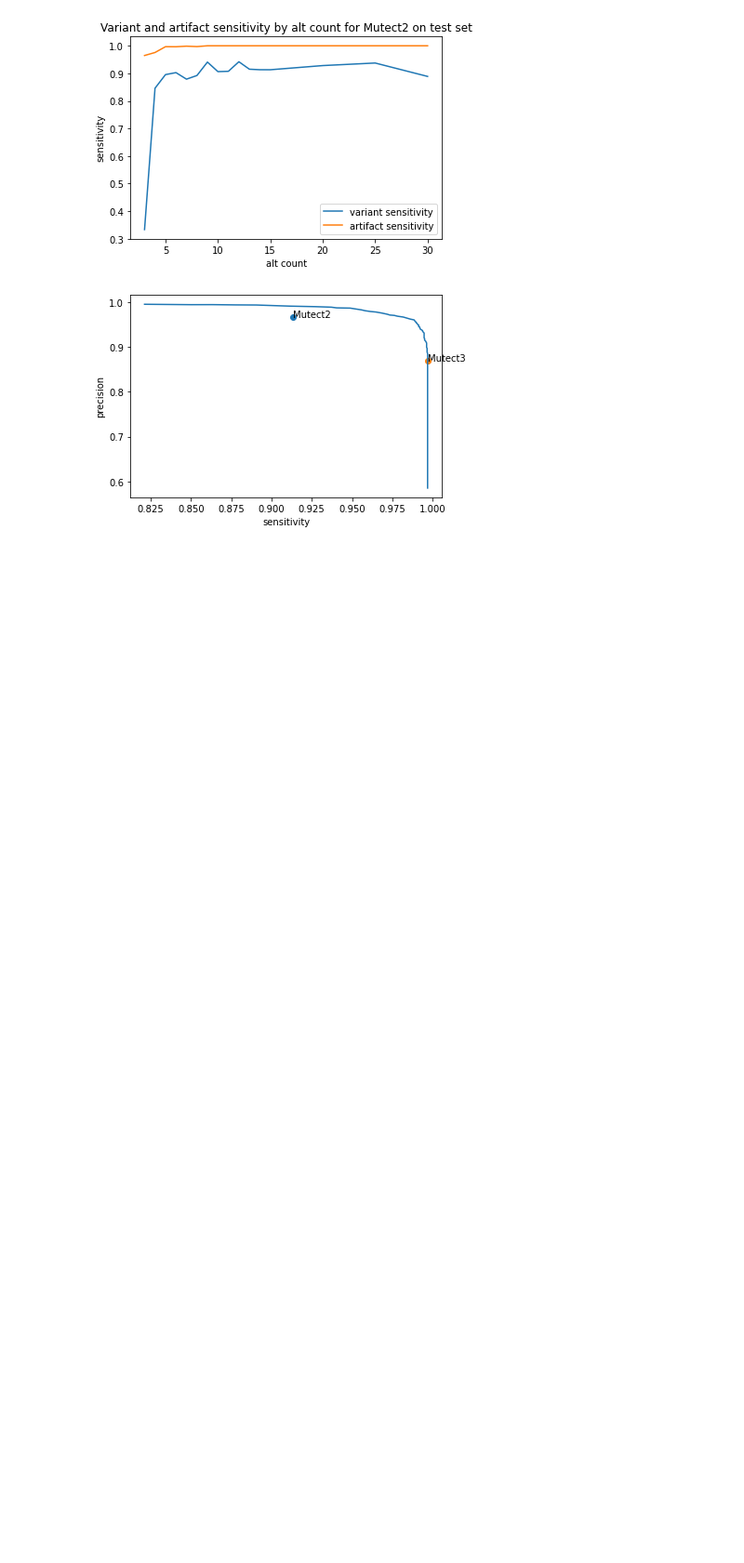
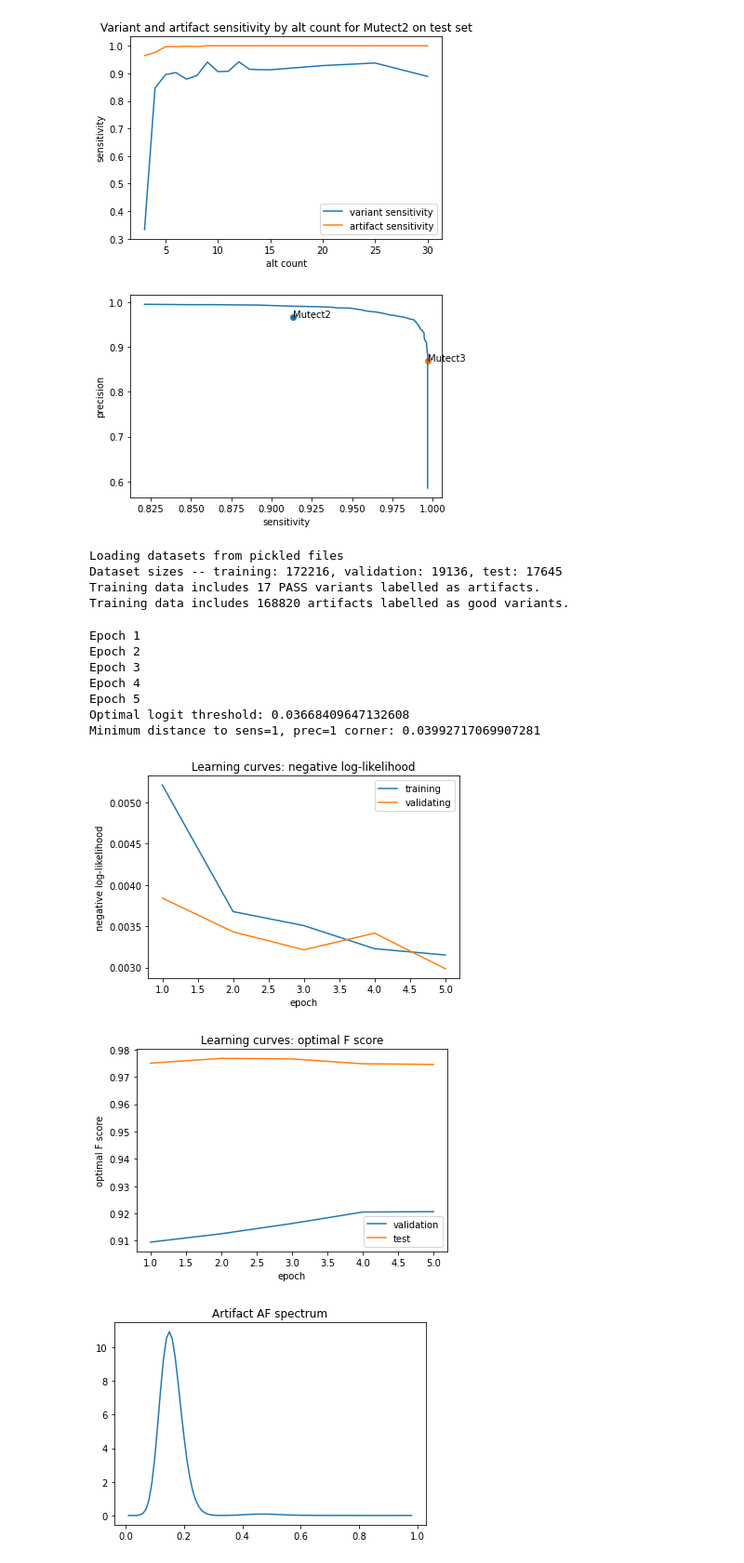
Before and after one commit to davidbenjamin/permutect, a Jupyter notebook: mutect3.ipynb, the cells around one changed output. Shown at 93% size. Drawn from its saved outputs; the diff is of its cells as text; code cells hidden in the pictures; blank space fills up the shorter version.

```diff
--- a/mutect3.ipynb
+++ b/mutect3.ipynb
@@ -108,6 +102,14 @@ def train_model(model, train_loader, valid_loader, test_loader, num_epochs):
         for (loader, epoch_type) in [(train_loader, "training"), (valid_loader, "validating")]:
             is_training = epoch_type == "training"
             model.train(is_training)
+
+            # if training, we learn all parameters except for the calibration layer
+            # during validation, we freeze all lower layers but learn calibration
+            if is_training:
+                model.unfreeze_everything_except_calibration()
+            else:
+                model.freeze_everything_except_calibration()
+
             epoch_loss = 0
 
             for batch_number, batch in enumerate(loader):
@@ -115,14 +117,15 @@ def train_model(model, train_loader, valid_loader, test_loader, num_epochs):
                 loss = criterion(predictions, batch.labels())
                 epoch_loss += loss.item()
 
-                if is_training:
-                    optimizer.zero_grad()
-                    loss.backward()
-                    optimizer.step()
+                # note that during validation we do gradient descent but only on the calibration layer
+                optimizer.zero_grad()
+                loss.backward()
+                optimizer.step()
+
             training_metrics.add(TrainingMetrics.NLL, epoch_type, epoch_loss / (len(loader)*BATCH_SIZE))
 
         # generate the full posterior model after each epoch to measure test set performance
-        posterior_model = model.make_posterior_model(valid_loader, test_loader, logit_threshold=-4.0)
+        posterior_model = model.make_posterior_model(test_loader, logit_threshold=-4.0)
         training_metrics.add(TrainingMetrics.F, "validation", validation.get_optimal_f_score(model, valid_loader))
         training_metrics.add(TrainingMetrics.F, "test", validation.get_optimal_f_score(posterior_model, test_loader, m2_filters_to_keep = {'normal_artifact'}))
 
@@ -148,7 +151,7 @@ def run_evaluation(training_pickles, test_pickle, num_epochs=EPOCHS):
     training_metrics = train_model(model, train_loader, valid_loader, test_loader, num_epochs)
     training_metrics.plot_all_metrics()
 
-    posterior_model = model.make_posterior_model(valid_loader, test_loader, logit_threshold=-4.0)
+    posterior_model = model.make_posterior_model(test_loader, logit_threshold=-4.0)
     posterior_model.get_artifact_spectrum().plot_spectrum("Artifact AF spectrum")
     posterior_model.get_variant_spectrum().plot_spectrum("Variant AF spectrum")
 
@@ -279,3 +282,22 @@ Minimum distance to sens=1, prec=1 corner: 0.03827822467931526
 [figure]
 [figure]
 [figure]
+# %%
+# SGD temperatures
+#leaky_relu and learnable alt count-dependent confidence
+run_evaluation([DREAM_1_PAIR], DREAM_1_TEST, 5)
+# %% [output]
+Loading datasets from pickled files
+Dataset sizes -- training: 172216, validation: 19136, test: 17645
+Training data includes 17 PASS variants labelled as artifacts.
+Training data includes 168820 artifacts labelled as good variants.
+Epoch 1
+Epoch 2
+Epoch 3
+Epoch 4
+Epoch 5
+Optimal logit threshold: 0.03668409647132608
+Minimum distance to sens=1, prec=1 corner: 0.03992717069907281
+[figure, added]
+[figure, added]
+[figure, added]
```
Also changed, not shown: parts of 3 cells of this notebook, 2 other files.
